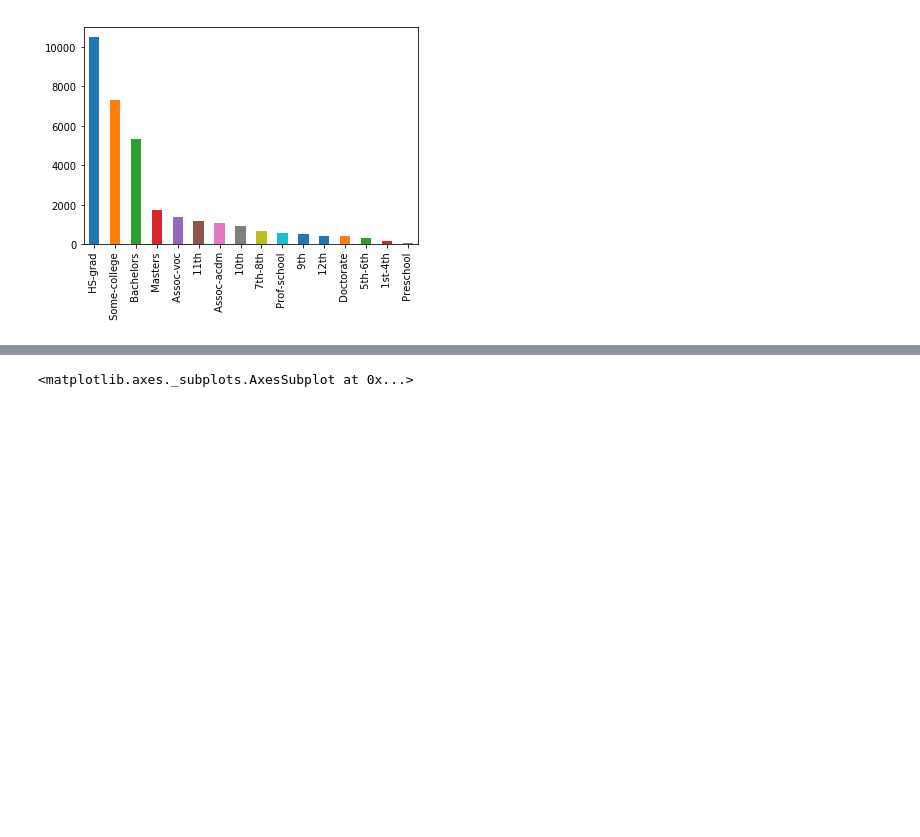
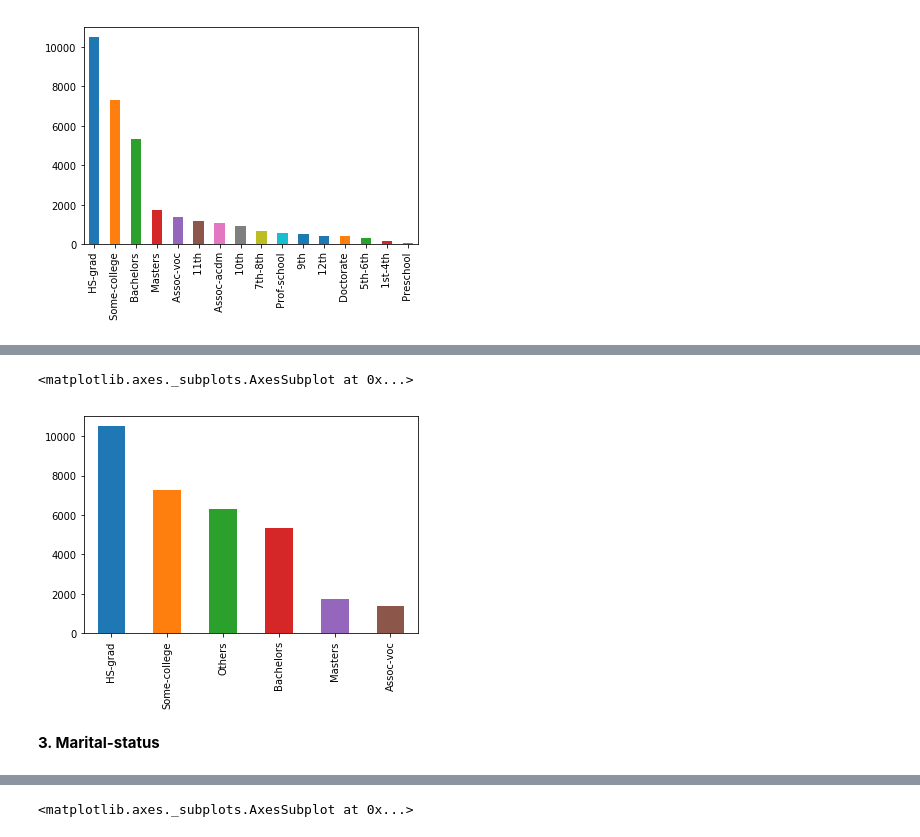
Before and after one commit to agarwal-peeush/ml-hello-world, a Jupyter notebook: Census-income/Census_income_classification.ipynb, the cells around one changed output, grey strips where cells are left out. Cells and saved outputs as stored; diff of their text form; code cells hidden in the pictures; blank space fills up the shorter version.

```diff
--- a/Census-income/Census_income_classification.ipynb
+++ b/Census-income/Census_income_classification.ipynb
@@ -161,0 +228,10 @@ train['education'].value_counts().plot.bar()
+# %%
+edu_categories = ['HS-grad','Some-college','Bachelors','Masters','Assoc-voc']
+def get_education_cat(edu_cat):
+    edu_cat = edu_cat.strip()
+    if edu_cat not in edu_categories:
+        return 'Others'
+    return (edu_cat)
+
+train['education-new'] = train['education'].map(lambda x: get_education_cat(x))
+test['education-new'] = test['education'].map(lambda x: get_education_cat(x))
@@ -161,0 +248,7 @@ train['education'].value_counts().plot.bar()
+# %%
+train['education-new'].value_counts().plot.bar()
+# %% [output]
+<matplotlib.axes._subplots.AxesSubplot at 0x...>
+[figure, added]
+# %% [markdown]
+**3. Marital-status**
```
Also changed, not shown: parts of 34 cells of this notebook.
